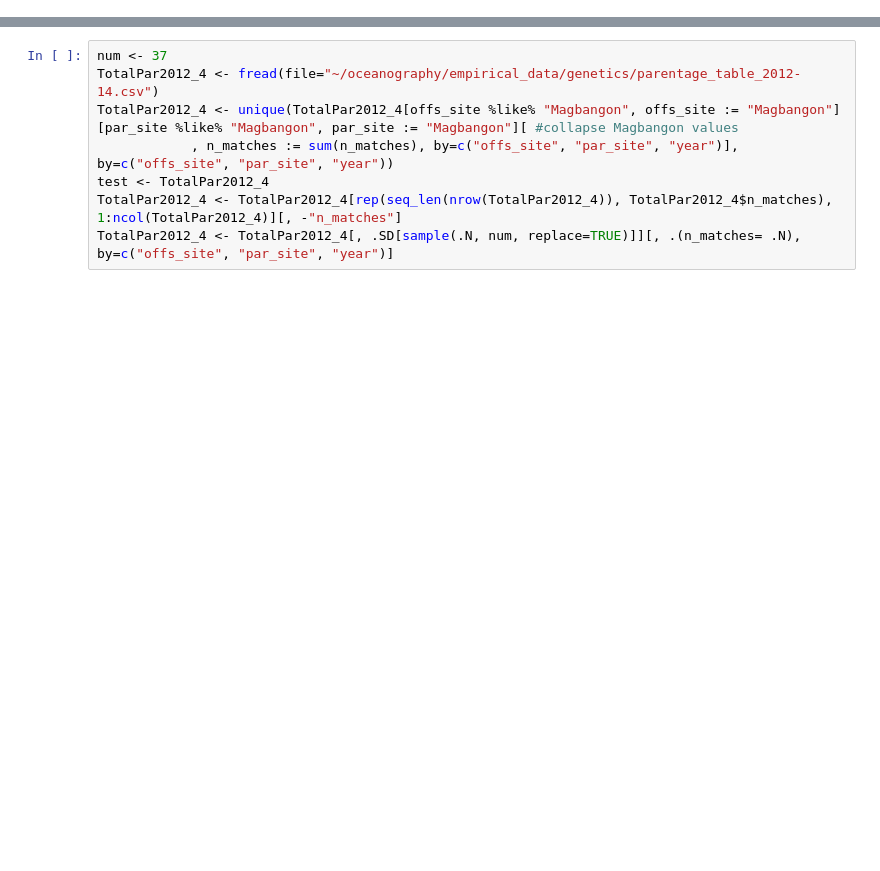
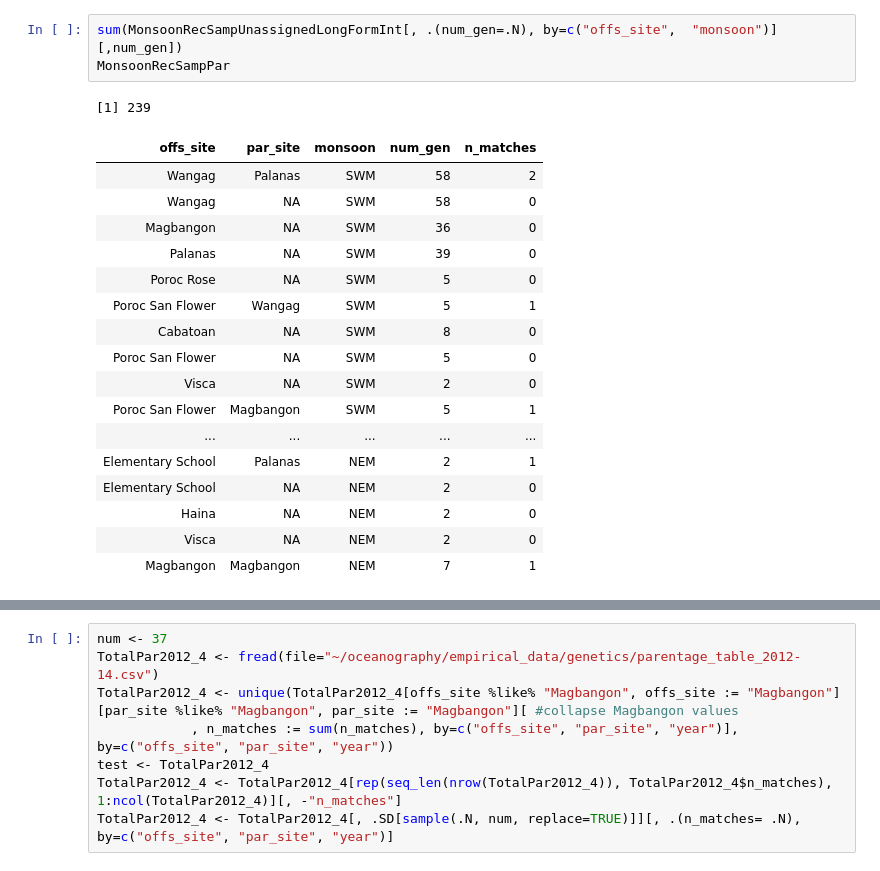
Before and after one commit to pinskylab/CamotesROMS, a Jupyter notebook: notebooks/format_data.ipynb, the cells around one changed output, grey strips where cells are left out. Saved outputs shown, nothing was run; the diff lists cells and outputs as text; blank space fills up the shorter version.

```diff
--- a/notebooks/format_data.ipynb
+++ b/notebooks/format_data.ipynb
@@ -701,0 +305,22 @@ dim(MonsoonBiophysMatSWM)
+# %%
+sum(MonsoonRecSampUnassignedLongFormInt[, .(num_gen=.N), by=c("offs_site",  "monsoon")][,num_gen])
+MonsoonRecSampPar
+# %% [output]
+[1] 239
+| offs_site | par_site | monsoon | num_gen | n_matches |
+| Wangag | Palanas | SWM | 58 | 2 |
+| Wangag | NA | SWM | 58 | 0 |
+| Magbangon | NA | SWM | 36 | 0 |
+| Palanas | NA | SWM | 39 | 0 |
+| Poroc Rose | NA | SWM | 5 | 0 |
+| Poroc San Flower | Wangag | SWM | 5 | 1 |
+| Cabatoan | NA | SWM | 8 | 0 |
+| Poroc San Flower | NA | SWM | 5 | 0 |
+| Visca | NA | SWM | 2 | 0 |
+| Poroc San Flower | Magbangon | SWM | 5 | 1 |
+| ... | ... | ... | ... | ... |
+| Elementary School | Palanas | NEM | 2 | 1 |
+| Elementary School | NA | NEM | 2 | 0 |
+| Haina | NA | NEM | 2 | 0 |
+| Visca | NA | NEM | 2 | 0 |
+| Magbangon | Magbangon | NEM | 7 | 1 |
```
Also changed, not shown: parts of 46 cells of this notebook, 9 other files.
